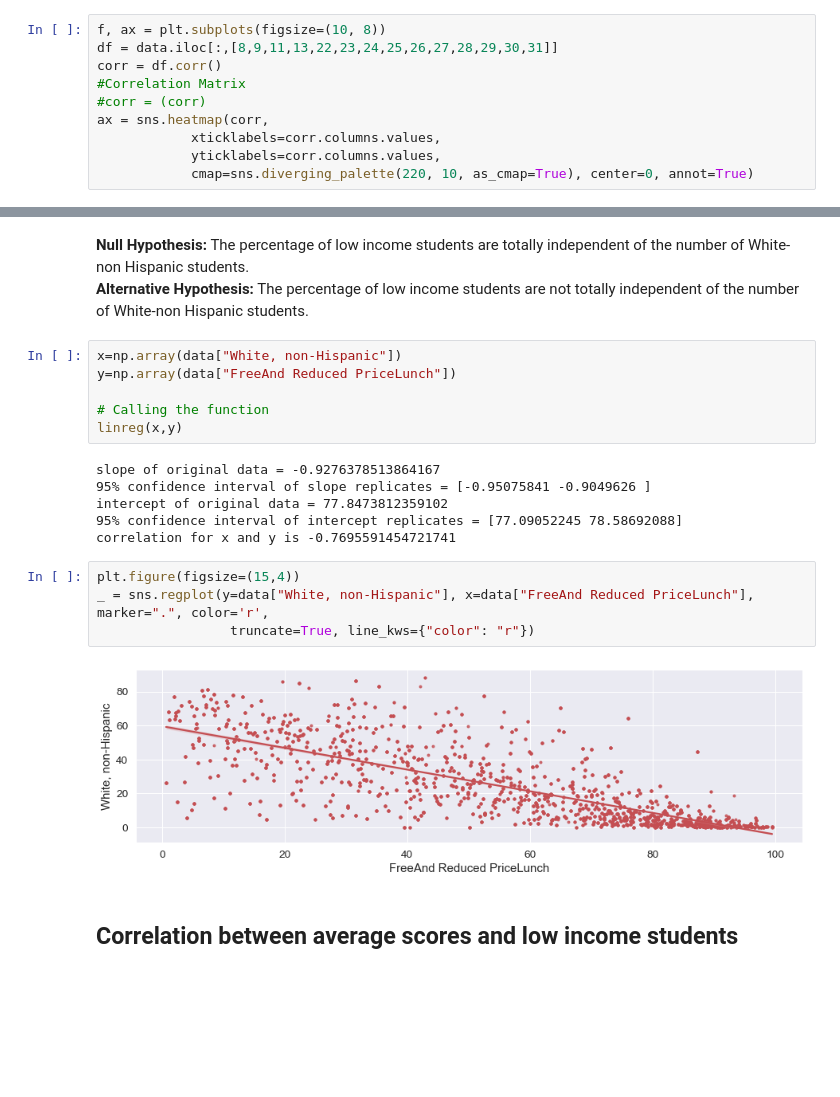
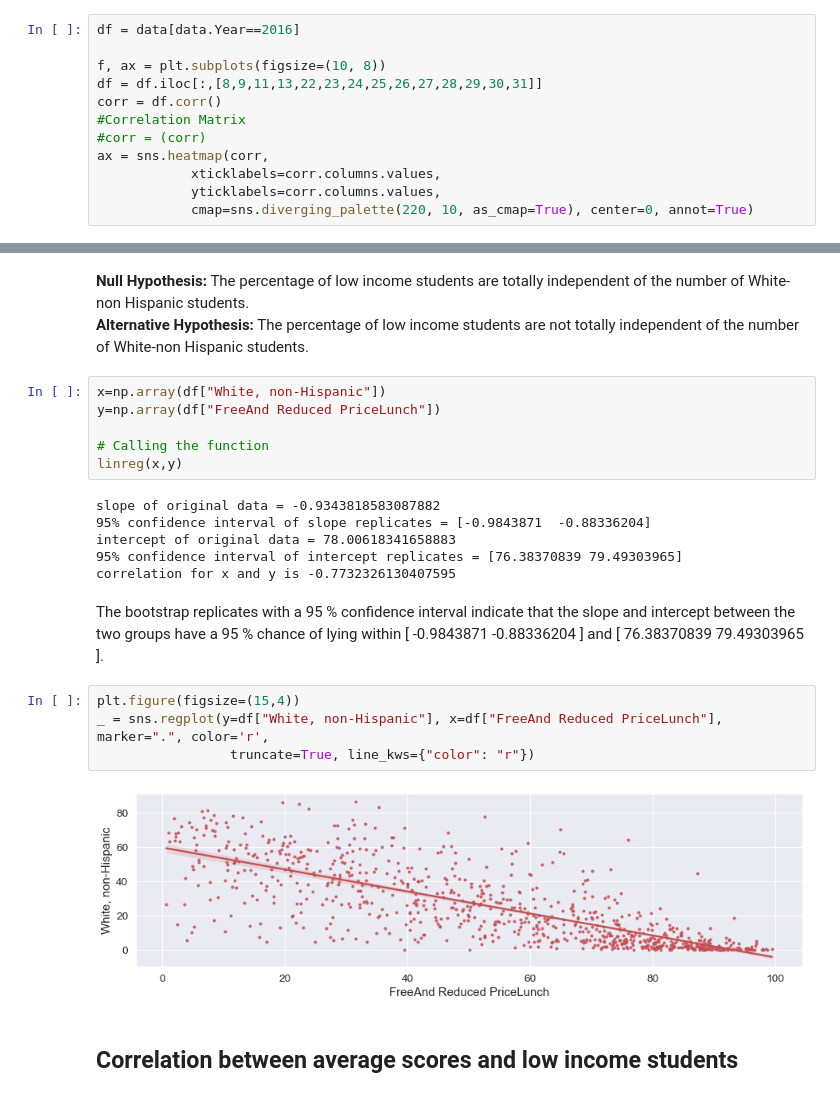
Before and after one commit to mb-la/Capstone-Project-1, a Jupyter notebook: Statistical Data Analysis.ipynb, the cells around one changed output, grey strips where cells are left out. Cells and saved outputs as stored; diff of their text form; blank space fills up the shorter version.

```diff
--- a/Statistical Data Analysis.ipynb
+++ b/Statistical Data Analysis.ipynb
@@ -165,8 +165,10 @@ Mean of bootstrap replicates = 21.351173541963014
 # %% [markdown]
 # Correlation Matrix
 # %%
+df = data[data.Year==2016]
+
 f, ax = plt.subplots(figsize=(10, 8))
-df = data.iloc[:,[8,9,11,13,22,23,24,25,26,27,28,29,30,31]]
+df = df.iloc[:,[8,9,11,13,22,23,24,25,26,27,28,29,30,31]]
 corr = df.corr()
 #Correlation Matrix
 #corr = (corr)
@@ -282,23 +286,26 @@ The bootstrap replicates with a 95 % confidence interval indicate that the slope
 <b>Null Hypothesis:</b> The percentage of low income students are totally independent of the number of White-non Hispanic students.<br>
 <b>Alternative Hypothesis:</b> The percentage of low income students are not totally independent of the number of White-non Hispanic students.
 # %%
-x=np.array(data["White, non-Hispanic"])
-y=np.array(data["FreeAnd Reduced PriceLunch"])
+x=np.array(df["White, non-Hispanic"])
+y=np.array(df["FreeAnd Reduced PriceLunch"])
 
 # Calling the function
 linreg(x,y)
 # %% [output]
-slope of original data = -0.9276378513864167
-95% confidence interval of slope replicates = [-0.95075841 -0.9049626 ]
-intercept of original data = 77.8473812359102
-95% confidence interval of intercept replicates = [77.09052245 78.58692088]
-correlation for x and y is -0.7695591454721741
+slope of original data = -0.9343818583087882
+95% confidence interval of slope replicates = [-0.9843871  -0.88336204]
+intercept of original data = 78.00618341658883
+95% confidence interval of intercept replicates = [76.38370839 79.49303965]
+correlation for x and y is -0.7732326130407595
+# %% [markdown]
+The bootstrap replicates with a 95 % confidence interval indicate that the slope and intercept between the two groups have a 95 % chance of lying within
+[ -0.9843871  -0.88336204 ] and [ 76.38370839 79.49303965 ].
 # %%
 plt.figure(figsize=(15,4))
-_ = sns.regplot(y=data["White, non-Hispanic"], x=data["FreeAnd Reduced PriceLunch"], marker=".", color='r',
+_ = sns.regplot(y=df["White, non-Hispanic"], x=df["FreeAnd Reduced PriceLunch"], marker=".", color='r',
                  truncate=True, line_kws={"color": "r"})
 # %% [output]
-[figure, old version]
+[figure, new version]
 # %% [markdown]
 ## Correlation between average scores and low income students
 # %% [markdown]
```
Also changed, not shown: parts of 10 cells of this notebook, 1 other file.
